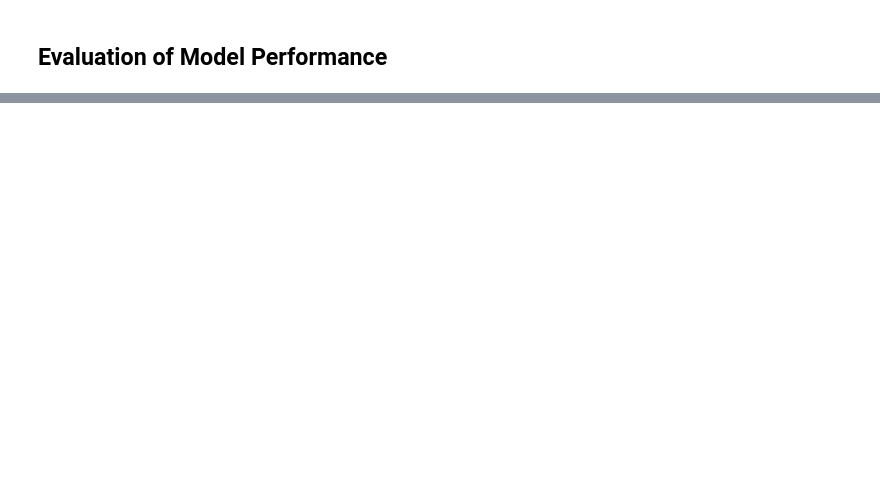
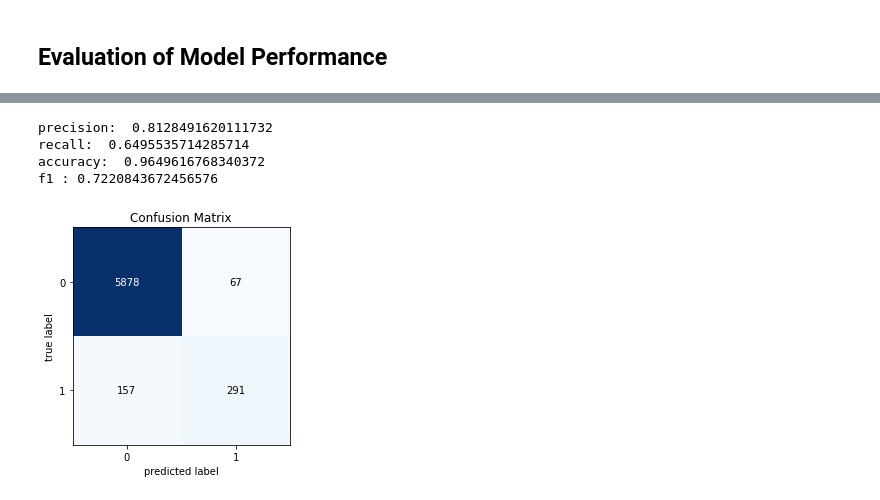
Before and after one commit to Aaron9812/Data_mining, a Jupyter notebook: src/models/SVM-final.ipynb, the cells around one changed output, grey strips where cells are left out. Drawn from its saved outputs; the diff is of its cells as text; code cells hidden in the pictures; blank space fills up the shorter version.

Commit message:
SVM added confusion matrix

```diff
--- a/src/models/SVM-final.ipynb
+++ b/src/models/SVM-final.ipynb
@@ -253,0 +305,3 @@ textfile.close()
+# %%
+# Remove Stopwords, Emojis, No Stemming, No Upsampling
+tfidf, df_train, df_test = setup(rem_stop=True, do_stem=False, do_lem=False, split=True, upsample=False, do_emojis=True)
@@ -254,17 +313,30 @@ textfile.close()
+# %%
+X_train = tfidf.transform(df_train['preprocessed'])
+y_train = df_train['label']
+y_test = df_test['label']
+
+X_test = tfidf.transform(df_test['preprocessed'])
 # %%
 classifier = svm.SVC(kernel= "rbf", C=2496, class_weight = "balanced", gamma = 0.3)
 classifier.fit(X_train, y_train)
 
 prediction = classifier.predict(X_test)
 # %%
+print("precision: ", precision_score(y_test, prediction))
+print("recall: ", recall_score(y_test, prediction))
 print("accuracy: ", accuracy_score(y_test, prediction))
-print("precision: ",(precision_score(y_test, y_pred))
-print("recall: ", recall_score(y_test, y_pred))
-print("f1: ", f1_score(y_test, y_pred))
+print("f1 :", f1_score(y_test, prediction))
+# %% [output]
+precision:  0.8128491620111732
+recall:  0.6495535714285714
+accuracy:  0.9649616768340372
+f1 : 0.7220843672456576
 # %%
 # Confusion-Matrix
-cm = confusion_matrix(y_test, y_pred)
+cm = confusion_matrix(y_test, prediction)
 
 fig, ax = plot_confusion_matrix(conf_mat=cm)
 plt.title("Confusion Matrix")
 plt.show()
+# %% [output]
+[figure, added]
```
Also changed, not shown: parts of 11 cells of this notebook.
